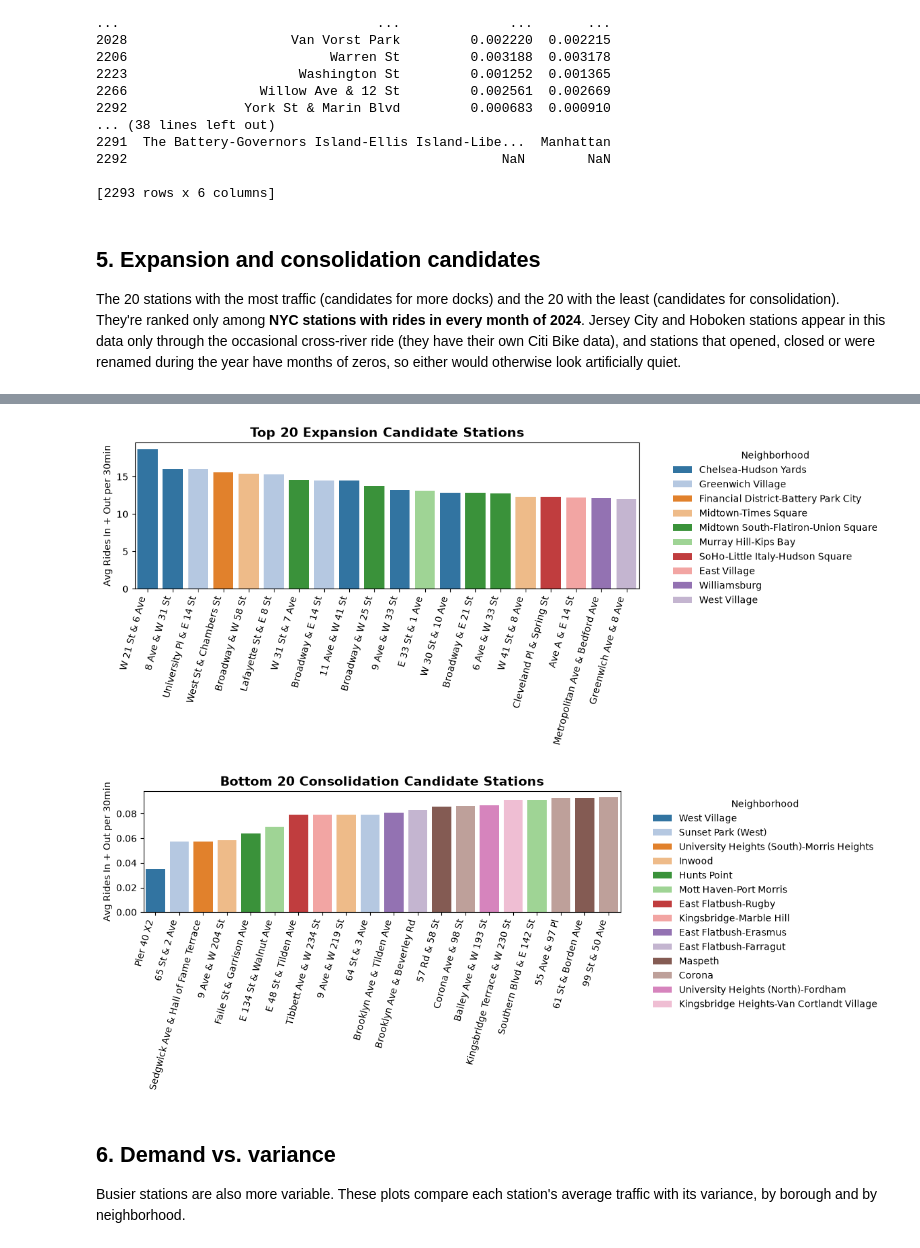
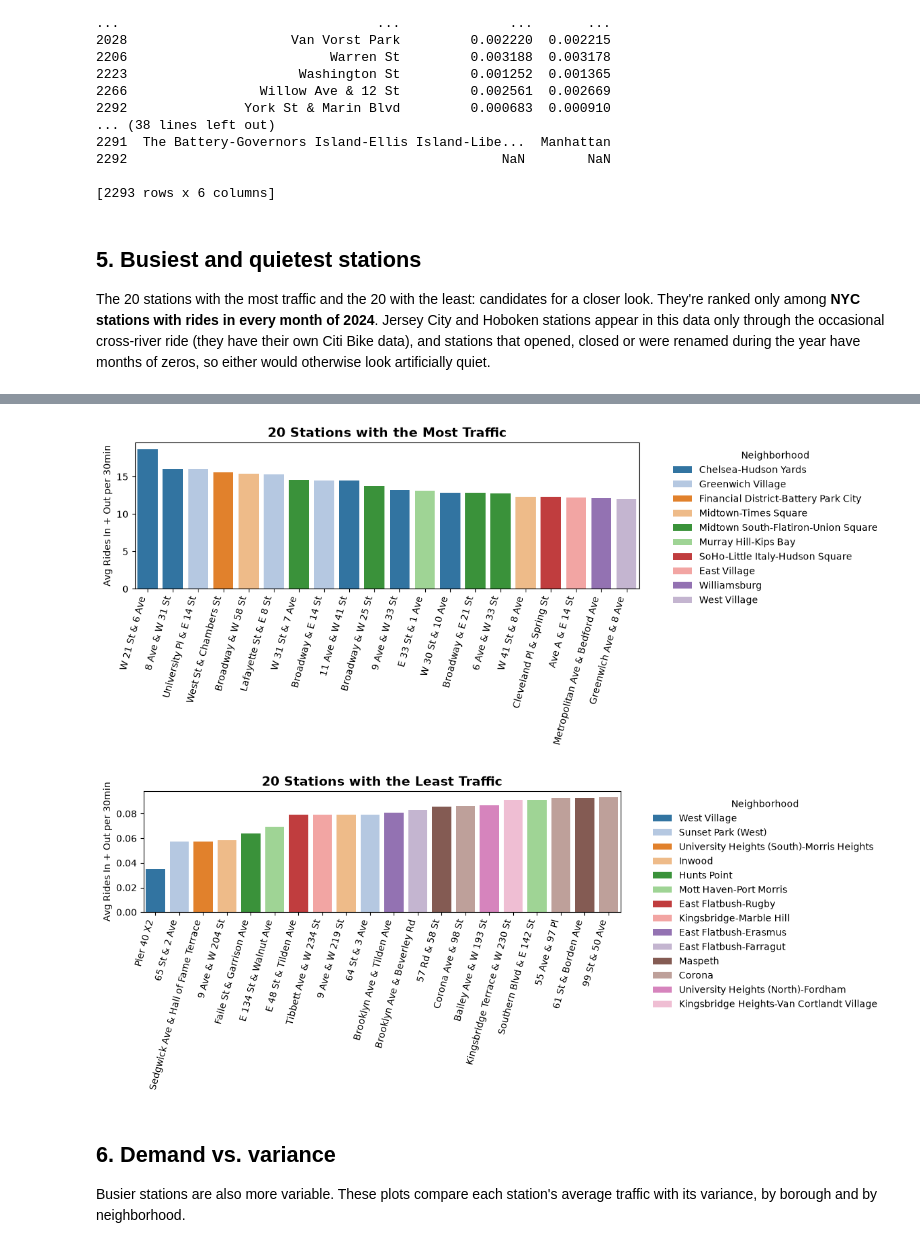
Before and after one commit to mzhou3299/citibike-demand-analysis-2024, a Jupyter notebook: Final Notebook.ipynb, the cells around one changed output, grey strips where cells are left out. Drawn from its saved outputs; the diff is of its cells as text; code cells hidden in the pictures.

Commit message:
Fix replay sampling and status data handling, simplify README

```diff
--- a/Final Notebook.ipynb
+++ b/Final Notebook.ipynb
@@ -610,8 +594,8 @@ print(station_stats)
 
 [2293 rows x 6 columns]
 # %% [markdown]
-## 5. Expansion and consolidation candidates
-The 20 stations with the most traffic (candidates for more docks) and the 20 with the least (candidates for consolidation). They're ranked only among **NYC stations with rides in every month of 2024**. Jersey City and Hoboken stations appear in this data only through the occasional cross-river ride (they have their own Citi Bike data), and stations that opened, closed or were renamed during the year have months of zeros, so either would otherwise look artificially quiet.
+## 5. Busiest and quietest stations
+The 20 stations with the most traffic and the 20 with the least: candidates for a closer look. They're ranked only among **NYC stations with rides in every month of 2024**. Jersey City and Hoboken stations appear in this data only through the occasional cross-river ride (they have their own Citi Bike data), and stations that opened, closed or were renamed during the year have months of zeros, so either would otherwise look artificially quiet.
 # %%
 # Rank only NYC stations (inside an NYC neighborhood) that had rides in every month of 2024
 months_active = (total_traffic_df.resample('ME').sum() > 0).sum()
@@ -675,37 +659,35 @@ sns.barplot(
     dodge=False,               # keep one bar per station
     palette="tab20"            # or "Set3", "Paired"
 )
-plt.title("Top 20 Expansion Candidate Stations", fontsize=14, fontweight="bold")
+plt.title("20 Stations with the Most Traffic", fontsize=14, fontweight="bold")
 plt.ylabel("Avg Rides In + Out per 30min")
 plt.xlabel("")
 plt.xticks(rotation=75, ha="right")  # tilt station names
 plt.legend(title="Neighborhood", bbox_to_anchor=(1.05,1), loc="upper left", frameon=False)
 plt.tight_layout()
-plt.savefig("figures/expansion_candidates.png", dpi=200, bbox_inches="tight")
 plt.show()
 # %% [output]
-[figure, old version]
+[figure, new version]
 # %%
 plt.figure(figsize=(12,5))
 sns.barplot(
     data=consolidation_candidates,
     x="station",
     y="avg_rides_30min",
     hue="NTAName",
     dodge=False,
     palette="tab20",
     order=consolidation_candidates.sort_values("avg_rides_30min")["station"]
 )
-plt.title("Bottom 20 Consolidation Candidate Stations", fontsize=14, fontweight="bold")
+plt.title("20 Stations with the Least Traffic", fontsize=14, fontweight="bold")
 plt.ylabel("Avg Rides In + Out per 30min")
 plt.xlabel("")
 plt.xticks(rotation=75, ha="right")
 plt.legend(title="Neighborhood", bbox_to_anchor=(1.05,1), loc="upper left", frameon=False)
 plt.tight_layout()
-plt.savefig("figures/consolidation_candidates.png", dpi=200, bbox_inches="tight")
 plt.show()
 # %% [output]
-[figure, old version]
+[figure, new version]
 # %% [markdown]
 ## 6. Demand vs. variance
 Busier stations are also more variable. These plots compare each station's average traffic with its variance, by borough and by neighborhood.
```
Also changed, not shown: parts of 9 cells of this notebook, 18 other files.
